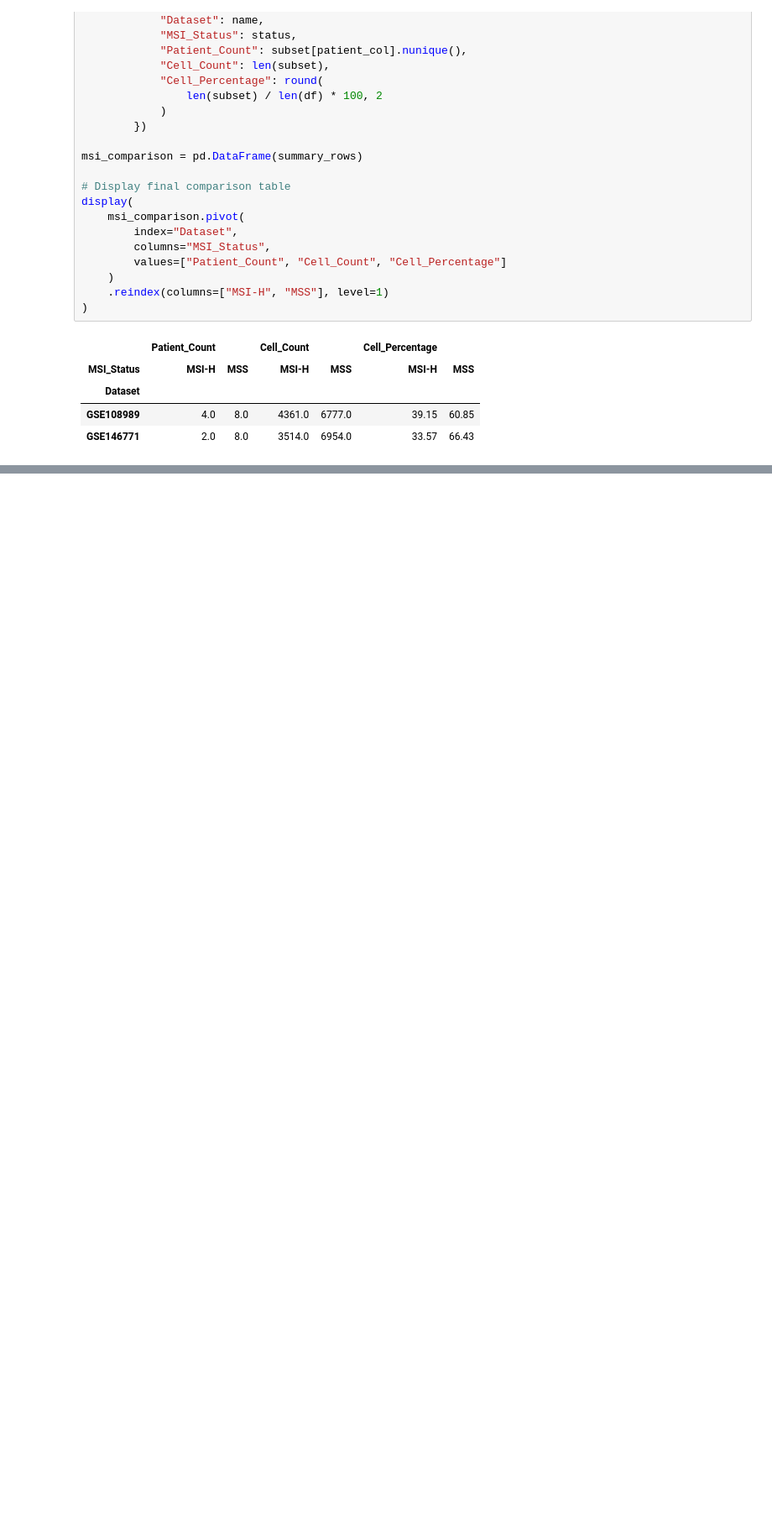
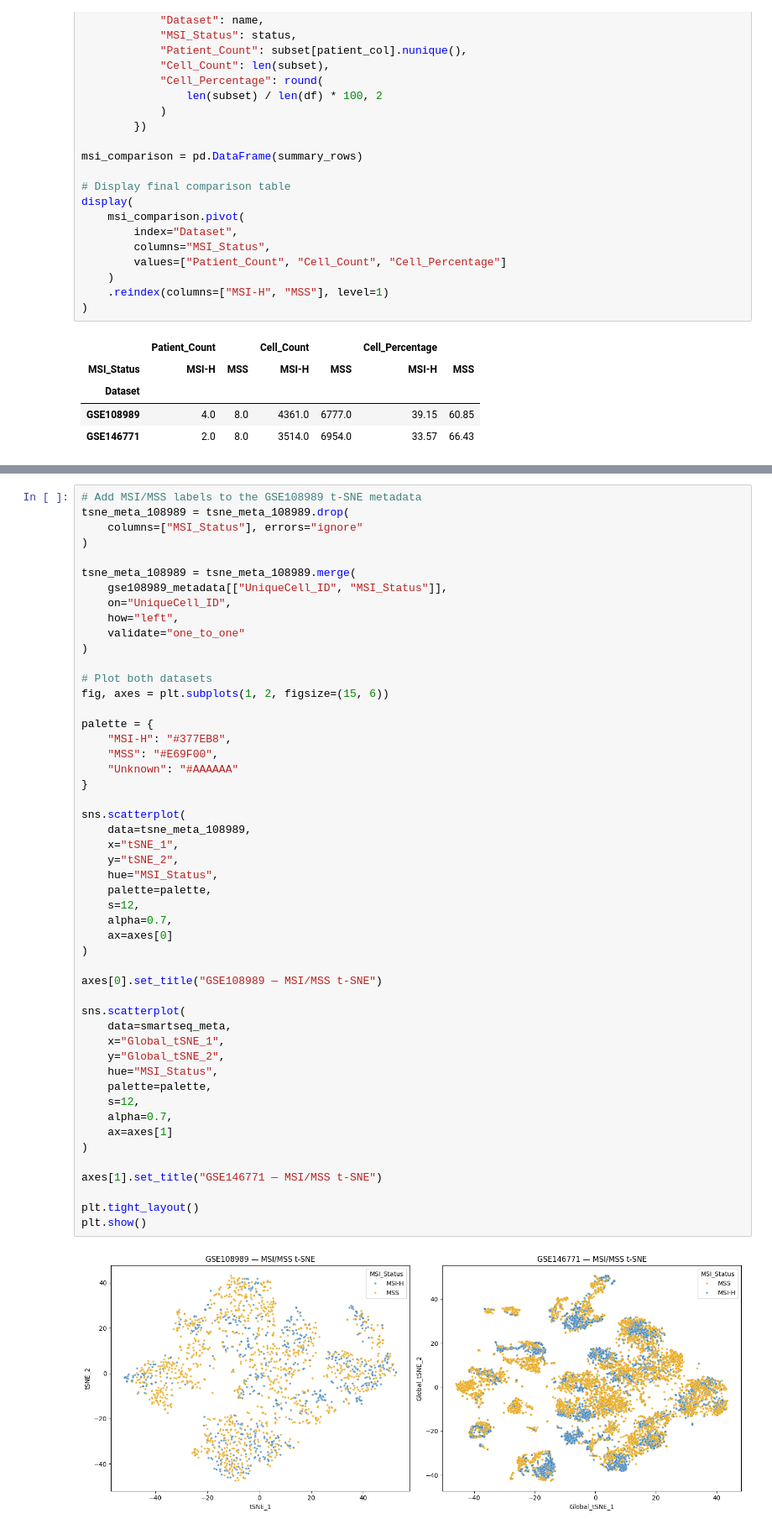
Before and after one commit to Sernasr/crc-singlecell-analysis, a Jupyter notebook: notebooks/dataset_exploration.ipynb, the cells around one changed output, grey strips where cells are left out. Shown at 84% size. Drawn from its saved outputs; the diff is of its cells as text; blank space fills up the shorter version.

Commit message:
Add MSI MSS comparative analysis and t-SNE visualizations

```diff
--- a/notebooks/dataset_exploration.ipynb
+++ b/notebooks/dataset_exploration.ipynb
@@ -1033,0 +1132,52 @@ display(
+# %%
+# Add MSI/MSS labels to the GSE108989 t-SNE metadata
+tsne_meta_108989 = tsne_meta_108989.drop(
+    columns=["MSI_Status"], errors="ignore"
+)
+
+tsne_meta_108989 = tsne_meta_108989.merge(
+    gse108989_metadata[["UniqueCell_ID", "MSI_Status"]],
+    on="UniqueCell_ID",
+    how="left",
+    validate="one_to_one"
+)
+
+# Plot both datasets
+fig, axes = plt.subplots(1, 2, figsize=(15, 6))
+
+palette = {
+    "MSI-H": "#377EB8",
+    "MSS": "#E69F00",
+    "Unknown": "#AAAAAA"
+}
+
+sns.scatterplot(
+    data=tsne_meta_108989,
+    x="tSNE_1",
+    y="tSNE_2",
+    hue="MSI_Status",
+    palette=palette,
+    s=12,
+    alpha=0.7,
+    ax=axes[0]
+)
+
+axes[0].set_title("GSE108989 — MSI/MSS t-SNE")
+
+sns.scatterplot(
+    data=smartseq_meta,
+    x="Global_tSNE_1",
+    y="Global_tSNE_2",
+    hue="MSI_Status",
+    palette=palette,
+    s=12,
+    alpha=0.7,
+    ax=axes[1]
+)
+
+axes[1].set_title("GSE146771 — MSI/MSS t-SNE")
+
+plt.tight_layout()
+plt.show()
+# %% [output]
+[figure, added]
```
Also changed, not shown: parts of 16 cells of this notebook.
